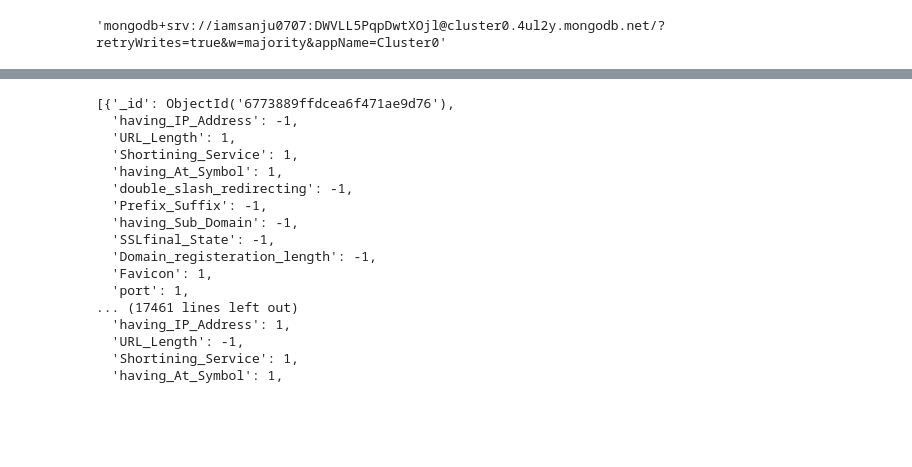
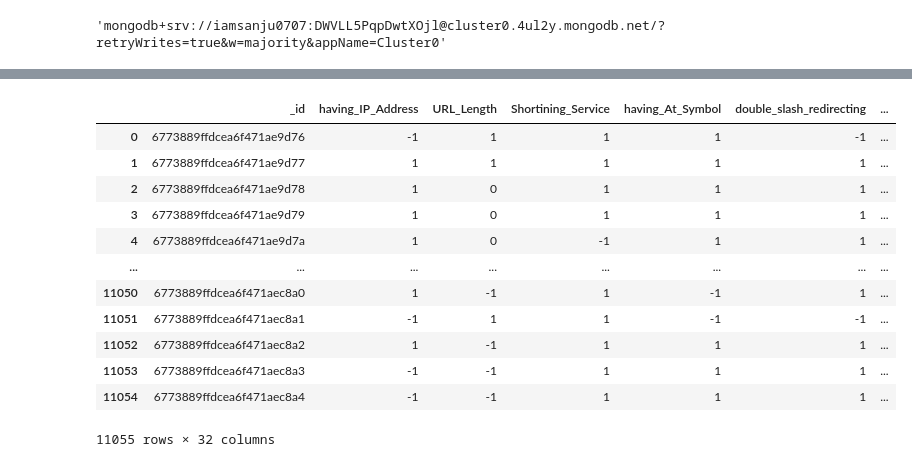
Before and after one commit to Gajender0707/Network_Security_MLOps_Project, a Jupyter notebook: research/reasearch.ipynb, the cells around one changed output, grey strips where cells are left out. Saved outputs shown, nothing was run; the diff lists cells and outputs as text; code cells hidden in the pictures; blank space fills up the shorter version.

Commit message:
data ingestion done

```diff
--- a/research/reasearch.ipynb
+++ b/research/reasearch.ipynb
@@ -94,22 +96,18 @@ db=client["Network_Security_Database"]
 # %%
 collection=db["NetworkData"]
 # %%
-list(collection.find())
+pd.DataFrame(list(collection.find()))
 # %% [output]
+|  | _id | having_IP_Address | URL_Length | Shortining_Service | having_At_Symbol | double_slash_redirecting | ... |
+| 0 | 6773889ffdcea6f471ae9d76 | -1 | 1 | 1 | 1 | -1 | ... |
+| 1 | 6773889ffdcea6f471ae9d77 | 1 | 1 | 1 | 1 | 1 | ... |
+| 2 | 6773889ffdcea6f471ae9d78 | 1 | 0 | 1 | 1 | 1 | ... |
+| 3 | 6773889ffdcea6f471ae9d79 | 1 | 0 | 1 | 1 | 1 | ... |
+| 4 | 6773889ffdcea6f471ae9d7a | 1 | 0 | -1 | 1 | 1 | ... |
+| ... | ... | ... | ... | ... | ... | ... | ... |
+| 11050 | 6773889ffdcea6f471aec8a0 | 1 | -1 | 1 | -1 | 1 | ... |
+| 11051 | 6773889ffdcea6f471aec8a1 | -1 | 1 | 1 | -1 | -1 | ... |
+| 11052 | 6773889ffdcea6f471aec8a2 | 1 | -1 | 1 | 1 | 1 | ... |
+| 11053 | 6773889ffdcea6f471aec8a3 | -1 | -1 | 1 | 1 | 1 | ... |
+| 11054 | 6773889ffdcea6f471aec8a4 | -1 | -1 | 1 | 1 | 1 | ... |
-[{'_id': ObjectId('6773889ffdcea6f471ae9d76'),
-  'having_IP_Address': -1,
-  'URL_Length': 1,
-  'Shortining_Service': 1,
-  'having_At_Symbol': 1,
-  'double_slash_redirecting': -1,
-  'Prefix_Suffix': -1,
-  'having_Sub_Domain': -1,
-  'SSLfinal_State': -1,
-  'Domain_registeration_length': -1,
-  'Favicon': 1,
-  'port': 1,
-... (17461 lines left out)
-  'having_IP_Address': 1,
-  'URL_Length': -1,
-  'Shortining_Service': 1,
-  'having_At_Symbol': 1,
+11055 rows × 32 columns
```
Also changed, not shown: parts of 2 cells of this notebook, 5 other files.
